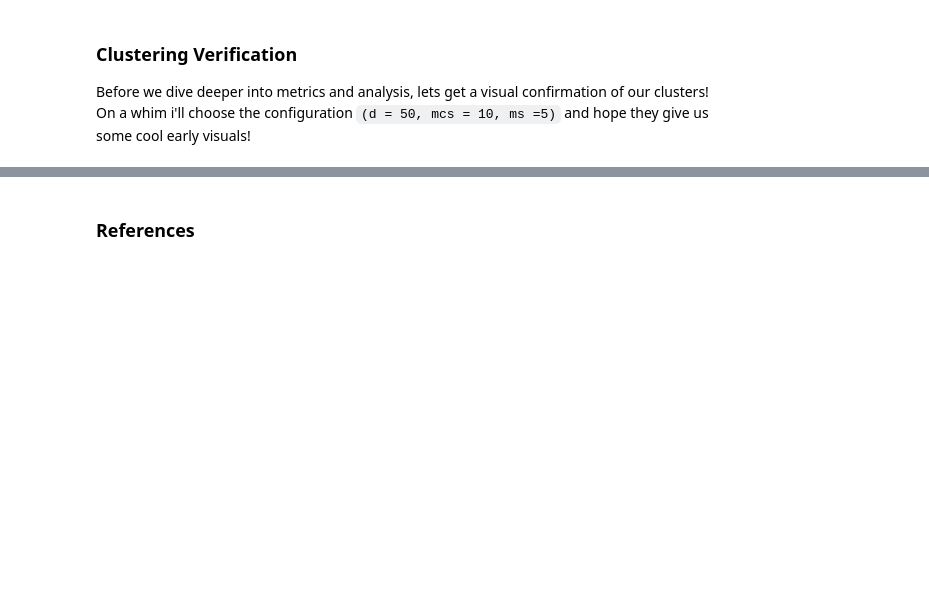
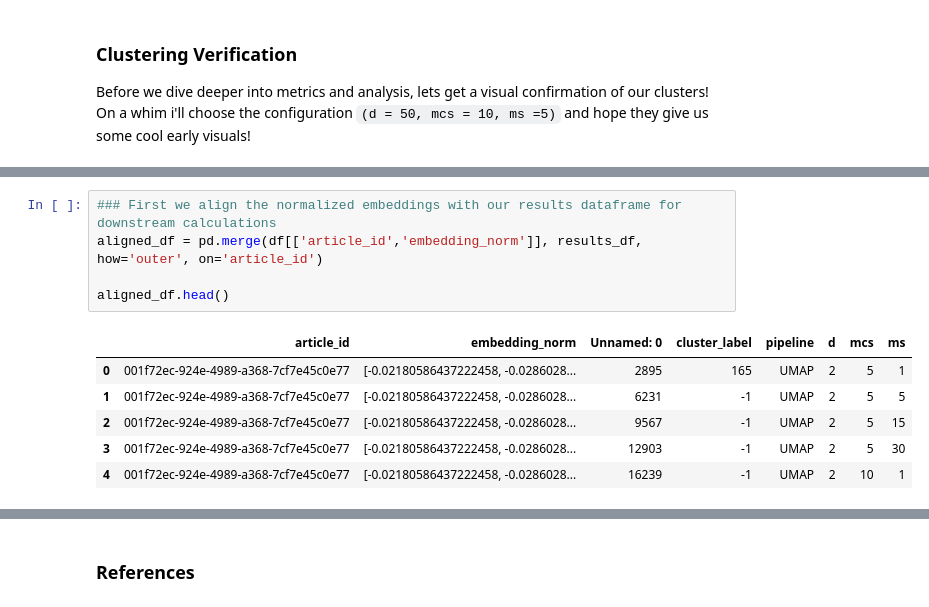
Before and after one commit to evansun06/trend-analysis-sr, a Jupyter notebook: analysis.ipynb, the cells around one changed output, grey strips where cells are left out. Drawn from its saved outputs; the diff is of its cells as text; blank space fills up the shorter version.

```diff
--- a/analysis.ipynb
+++ b/analysis.ipynb
@@ -527,0 +516,12 @@ $$ARI(L_{orig}, L_m) = \frac{\sum_{ij} \binom{n_{ij}}{2} - [\sum_i \binom{a_i}{2
+# %%
+### First we align the normalized embeddings with our results dataframe for downstream calculations
+aligned_df = pd.merge(df[['article_id','embedding_norm']], results_df, how='outer', on='article_id')
+
+aligned_df.head()
+# %% [output]
+|  | article_id | embedding_norm | Unnamed: 0 | cluster_label | pipeline | d | mcs | ms |
+| 0 | 001f72ec-924e-4989-a368-7cf7e45c0e77 | [-0.02180586437222458, -0.0286028... | 2895 | 165 | UMAP | 2 | 5 | 1 |
+| 1 | 001f72ec-924e-4989-a368-7cf7e45c0e77 | [-0.02180586437222458, -0.0286028... | 6231 | -1 | UMAP | 2 | 5 | 5 |
+| 2 | 001f72ec-924e-4989-a368-7cf7e45c0e77 | [-0.02180586437222458, -0.0286028... | 9567 | -1 | UMAP | 2 | 5 | 15 |
+| 3 | 001f72ec-924e-4989-a368-7cf7e45c0e77 | [-0.02180586437222458, -0.0286028... | 12903 | -1 | UMAP | 2 | 5 | 30 |
+| 4 | 001f72ec-924e-4989-a368-7cf7e45c0e77 | [-0.02180586437222458, -0.0286028... | 16239 | -1 | UMAP | 2 | 10 | 1 |
```
Also changed, not shown: parts of 17 cells of this notebook.
